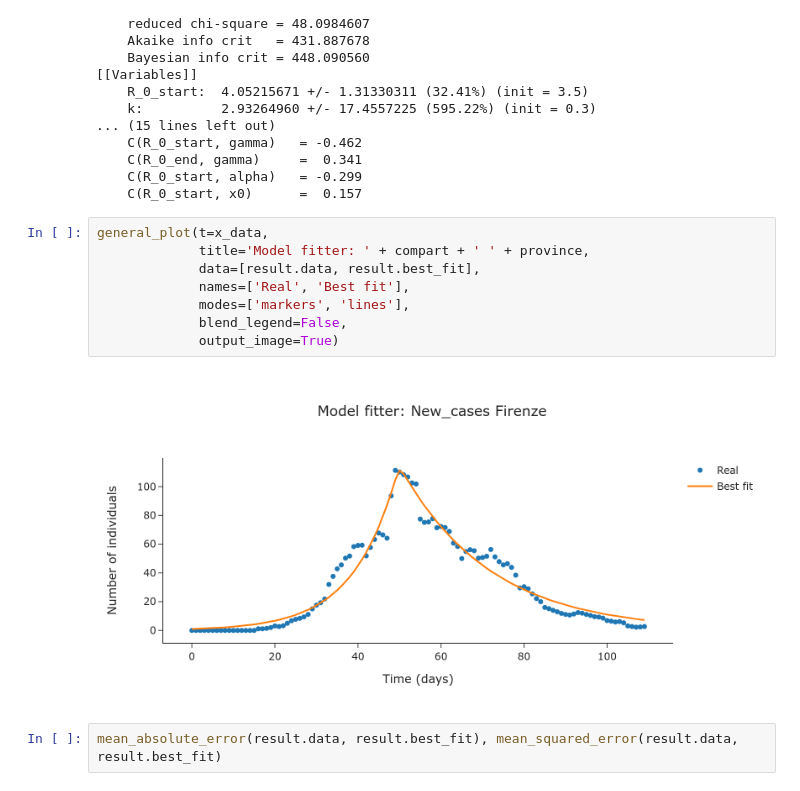
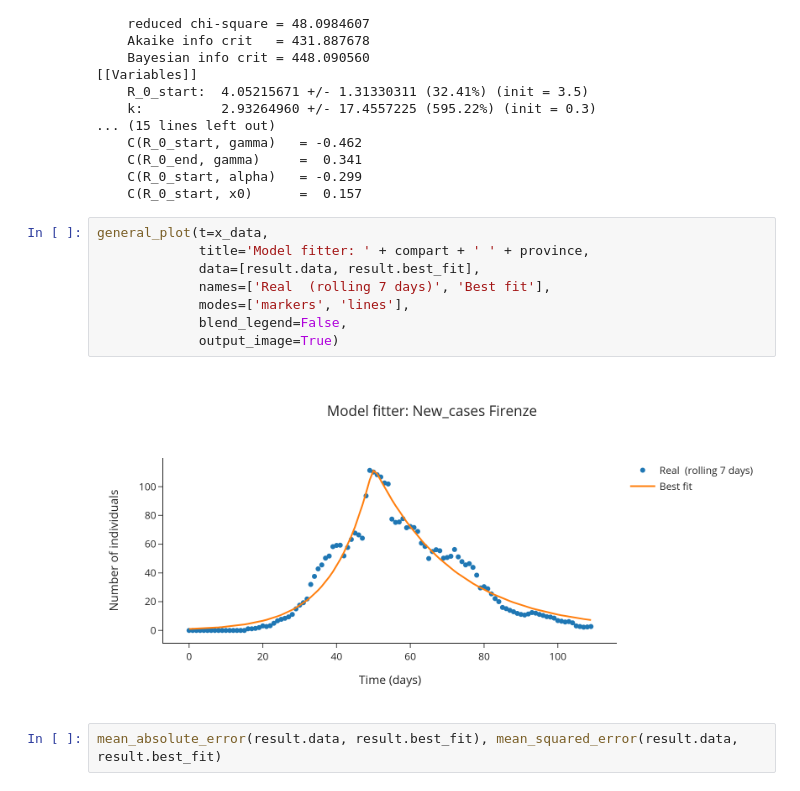
Before and after one commit to nicoloverardo/master-degree-thesis, a Jupyter notebook: notebooks/sird.ipynb, the cells around one changed output. Cells and saved outputs as stored; diff of their text form.

```diff
--- a/notebooks/sird.ipynb
+++ b/notebooks/sird.ipynb
@@ -349,13 +371,13 @@ lmfit.report_fit(result)
 # %%
 general_plot(t=x_data,
              title='Model fitter: ' + compart + ' ' + province,
              data=[result.data, result.best_fit],
-             names=['Real', 'Best fit'],
+             names=['Real  (rolling 7 days)', 'Best fit'],
              modes=['markers', 'lines'],
              blend_legend=False,
              output_image=True)
 # %% [output]
-[figure, old version]
+[figure, new version]
 # %%
 mean_absolute_error(result.data, result.best_fit), mean_squared_error(result.data, result.best_fit)
 # %% [output]
```
Also changed, not shown: parts of 15 cells of this notebook, 1 other file.
